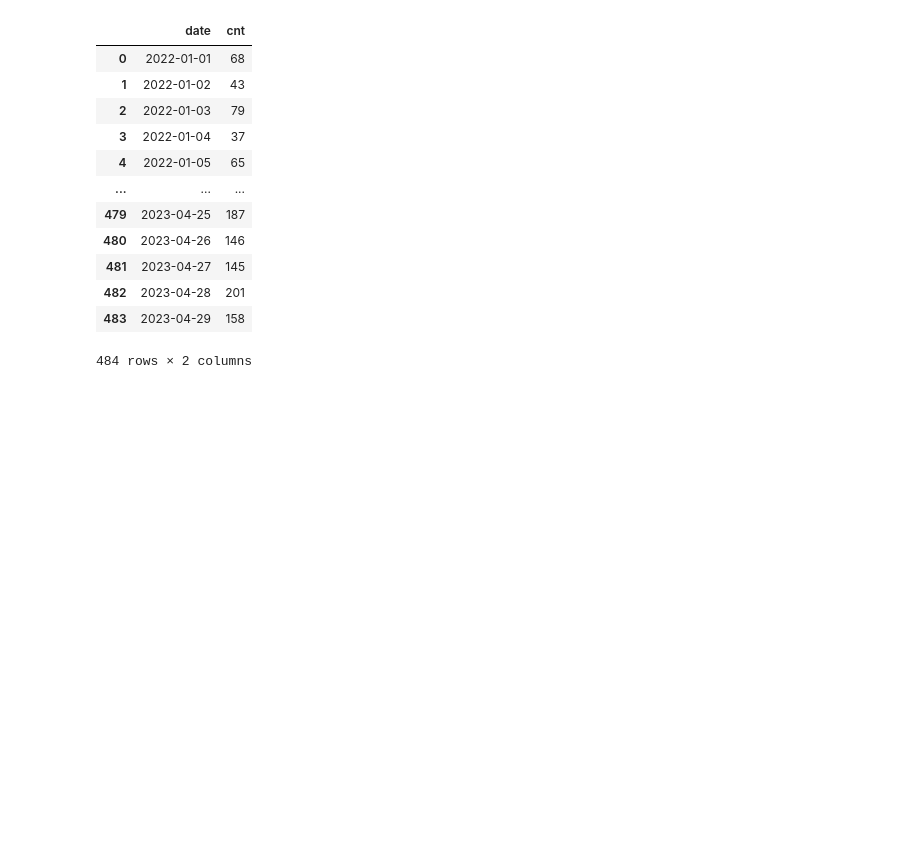
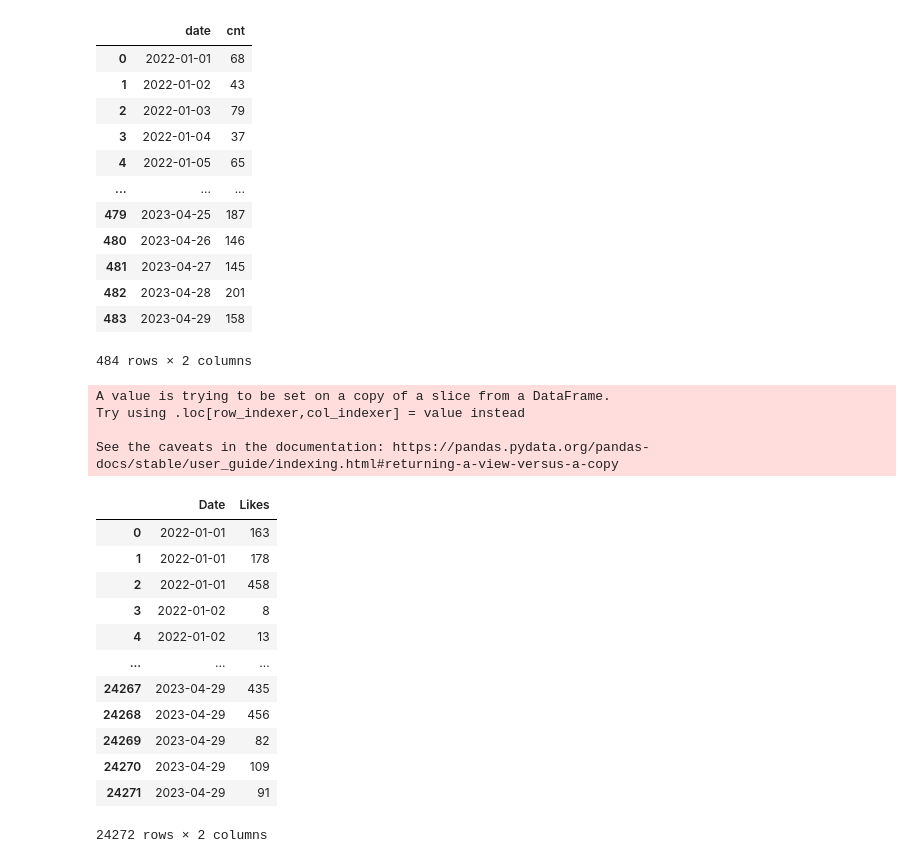
Before and after one commit to alex-dias/hate_twitter_trend, a Jupyter notebook: hate_dateseries.ipynb, the cells around one changed output. Cells and saved outputs as stored; diff of their text form; code cells hidden in the pictures; blank space fills up the shorter version.

```diff
--- a/hate_dateseries.ipynb
+++ b/hate_dateseries.ipynb
@@ -108,3 +93,29 @@ cnt['date'] = pd.to_datetime(cnt['date'])
 # %%
 fig = px.scatter(cnt, x="date", y="cnt", color='cnt', trendline="ols", trendline_color_override="black")
 fig.show()
+# %%
+df_news = pd.read_csv("completeDatasetNews.csv")
+# %%
+df_news_likes = df_news[['Date', 'Likes']]
+df_news_likes['Date'] = df_news_likes['Date'].apply(lambda dt: dt[:11])
+# %% [output]
+A value is trying to be set on a copy of a slice from a DataFrame.
+Try using .loc[row_indexer,col_indexer] = value instead
+
+See the caveats in the documentation: https://pandas.pydata.org/pandas-docs/stable/user_guide/indexing.html#returning-a-view-versus-a-copy
+# %%
+df_news_likes
+# %% [output]
+|  | Date | Likes |
+| 0 | 2022-01-01 | 163 |
+| 1 | 2022-01-01 | 178 |
+| 2 | 2022-01-01 | 458 |
+| 3 | 2022-01-02 | 8 |
+| 4 | 2022-01-02 | 13 |
+| ... | ... | ... |
+| 24267 | 2023-04-29 | 435 |
+| 24268 | 2023-04-29 | 456 |
+| 24269 | 2023-04-29 | 82 |
+| 24270 | 2023-04-29 | 109 |
+| 24271 | 2023-04-29 | 91 |
+24272 rows × 2 columns
```
Also changed, not shown: parts of 9 cells of this notebook.
